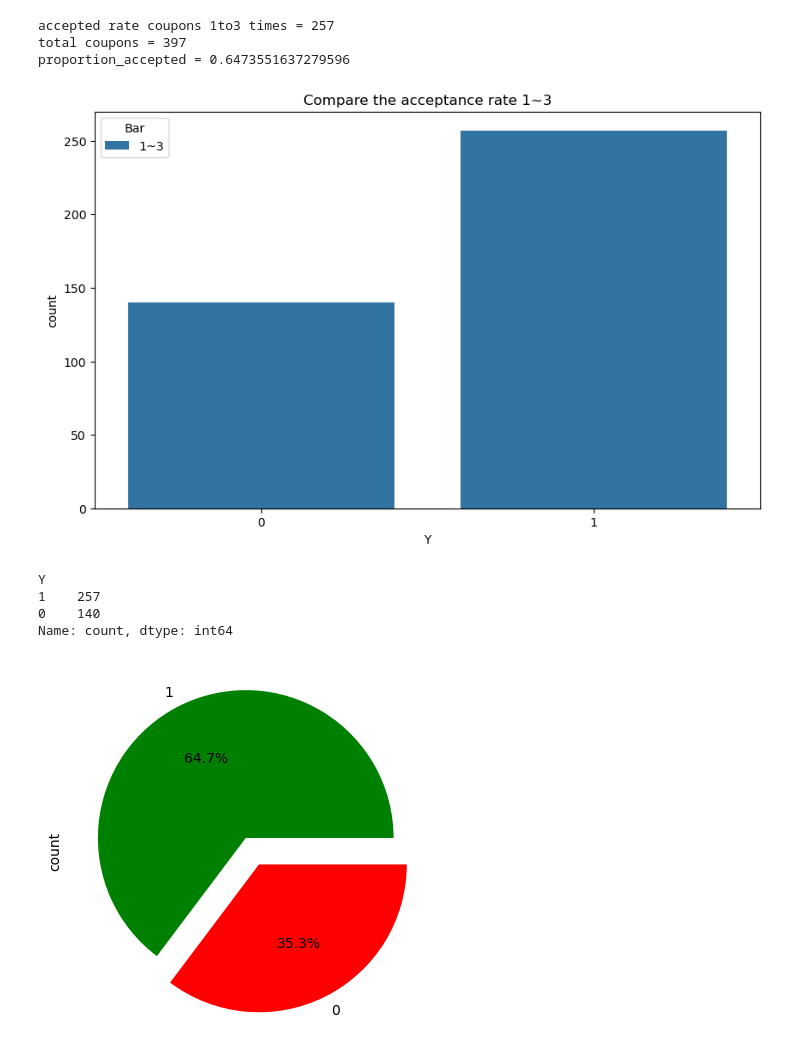
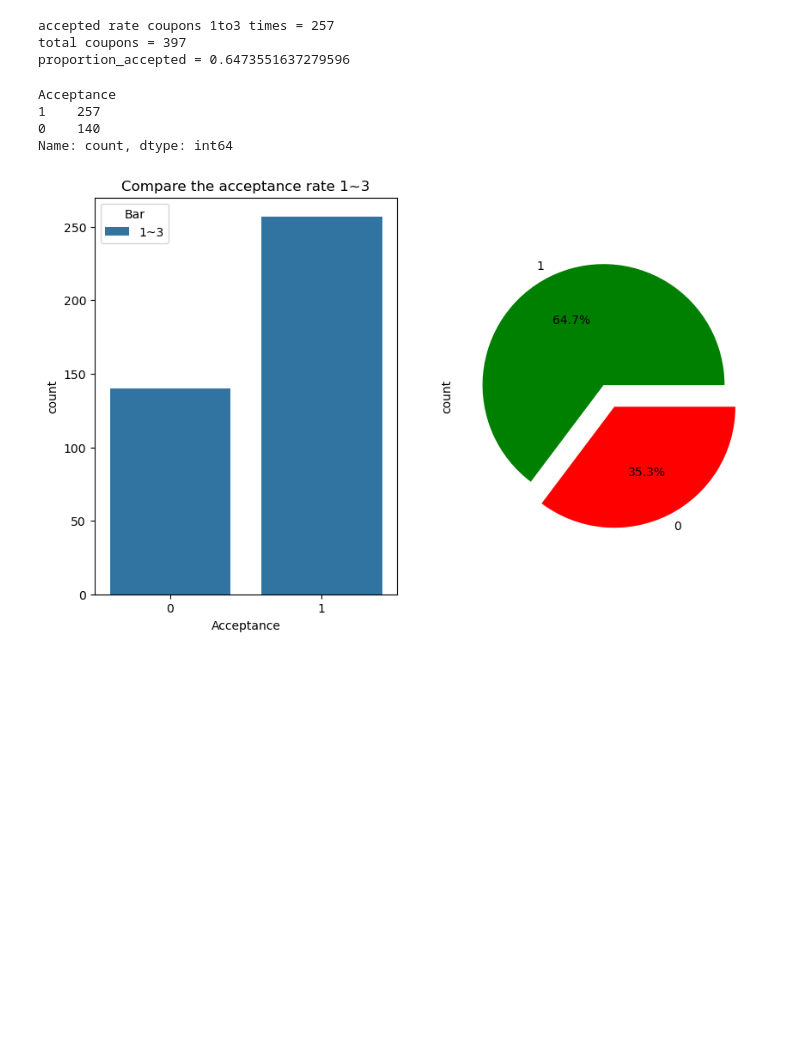
Before and after one commit to Jhonson924/berkeley, a Jupyter notebook: practical application1/coupons.ipynb, the cells around one changed output. Saved outputs shown, nothing was run; the diff lists cells and outputs as text; code cells hidden in the pictures; blank space fills up the shorter version.

```diff
--- a/practical application1/coupons.ipynb
+++ b/practical application1/coupons.ipynb
@@ -132,0 +138,2 @@ dfDuplicate = dfCoupons.duplicated().sum()
+# %%
+dfCoupons['age']=pd.to_numeric(dfCoupons["age"])
@@ -220,0 +250,3 @@ dfCouponMissingVal['Restaurant20To50'] = dfCouponMissingVal['Restaurant20To50'].
+# %%
+dfCouponMissingVal=dfCouponMissingVal.rename(columns={'Y':'Acceptance'})
+dfCouponMissingVal.head()
@@ -336,15 +401,17 @@ bar_accepted_coupons1to3 = dfbarcoupons1to3times[dfbarcoupons1to3times['Y']==1].
 # %%
 plt.figure(figsize=(10, 6))
-sns.countplot(hue='Bar', x='Y', data=dfbarcoupons1to3times)
+plt.subplot(121)
+sns.countplot(hue='Bar', x='Acceptance', data=dfbarcoupons1to3times)
 plt.title('Compare the acceptance rate 1~3')
+
+
+plt.subplot(122)
+dfbarcoupons1to3times['Acceptance'].value_counts().plot(kind='pie',explode=[0.1,0.1],autopct='%1.1f%%',colors=['g','r'])
+print(dfbarcoupons1to3times['Acceptance'].value_counts())
 plt.show()
-
-dfbarcoupons1to3times['Y'].value_counts().plot(kind='pie',explode=[0.1,0.1],autopct='%1.1f%%',colors=['g','r'])
-print(dfbarcoupons1to3times['Y'].value_counts())
 # %% [output]
+Acceptance
+1    257
+0    140
+Name: count, dtype: int64
-[figure, old version]
+[figure, new version]
-Y
-1    257
-0    140
-Name: count, dtype: int64
-[figure, removed]
```
Also changed, not shown: parts of 35 cells of this notebook.
